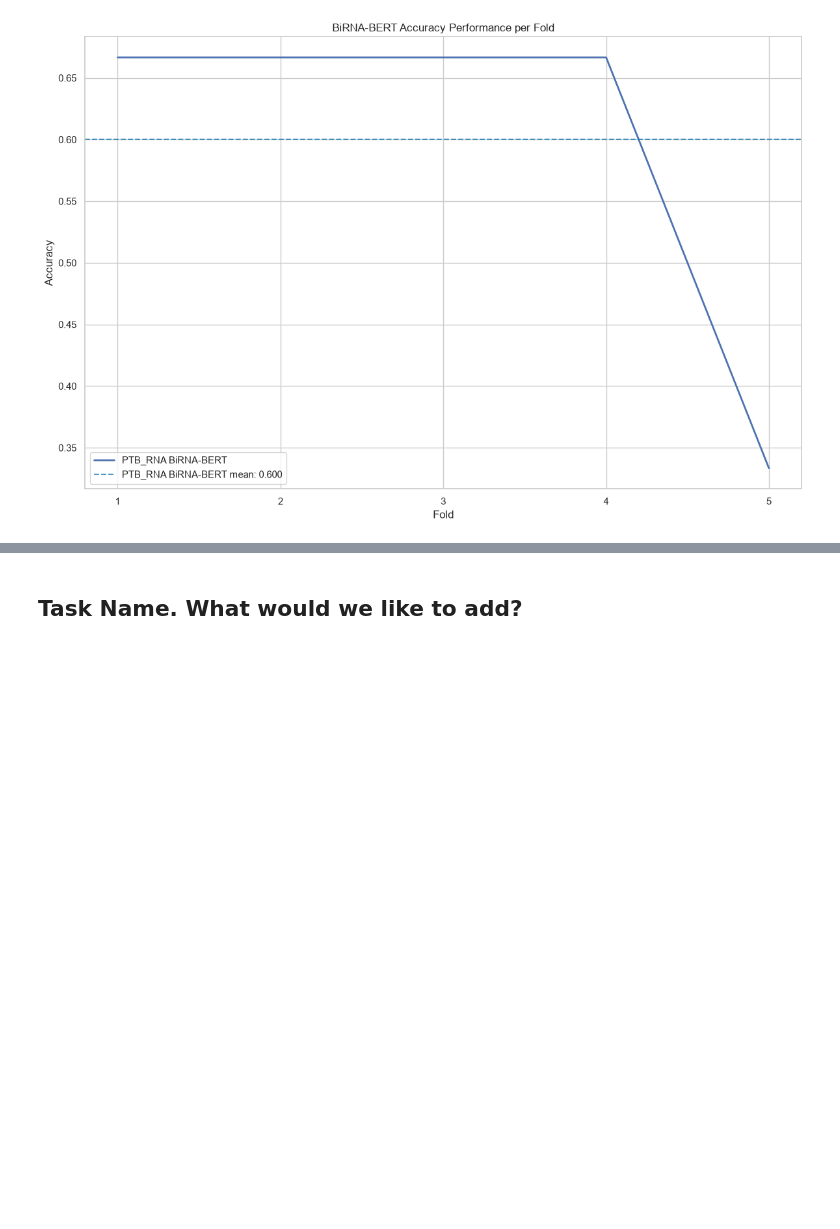
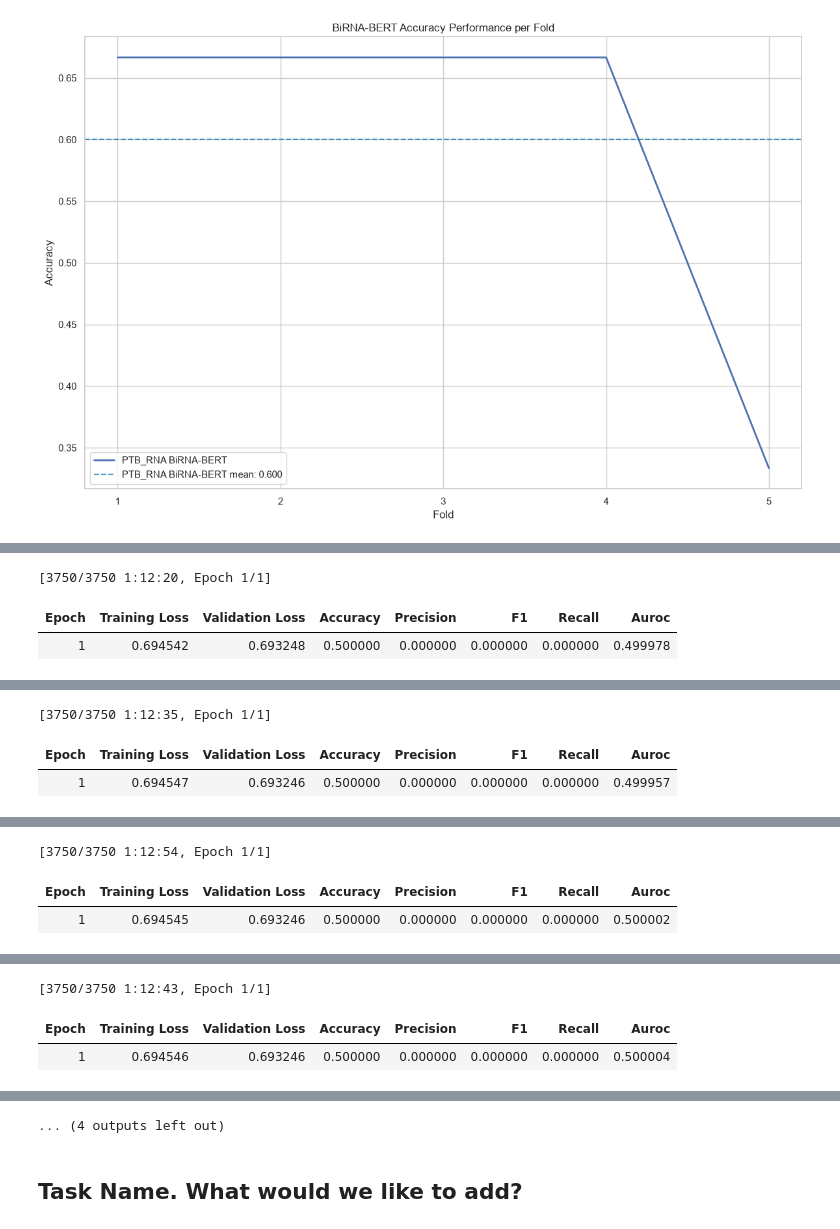
Before and after one commit to distara/Maternal-Disease-Variant-Model, a Jupyter notebook: Maternal Variant Jupyter Notebook.ipynb, the cells around one changed output, grey strips where cells are left out. Cells and saved outputs as stored; diff of their text form; code cells hidden in the pictures; blank space fills up the shorter version.

```diff
--- a/Maternal Variant Jupyter Notebook.ipynb
+++ b/Maternal Variant Jupyter Notebook.ipynb
@@ -626,0 +644,7 @@ plt.show()
+# %%
+Y_rna_subset = Y_rna[X_rna_subset.index]
+
+X_rna_subset.reset_index(drop=True, inplace=True)
+Y_rna_subset.reset_index(drop=True, inplace=True)
+print(f"Number of samples in the subset: {len(X_rna_subset)}\nPhenotype distribution in the subset:\n{Y_rna_subset.value_counts()}")
+print(f"\nOriginal test distribution: \n{Y_rna.value_counts()}")
@@ -626,0 +662,10 @@ plt.show()
+# %%
+# resetting cross_validation for the subset
+cross_validation = pd.DataFrame(columns=['Model', 'Dataset', 'Fold', 'Accuracy', 'Precision', 'Recall', 'Macro F1', 'AUROC', 'Features'])
+
+validation(X_rna_subset, Y_rna_subset,'PTB_RNA_Subset', seed, validate_BiRNA_model, 'BiRNA-BERT', 0.2, RNASequenceClass, model)
+cross_validation
+# %% [output]
+[3750/3750 1:12:20, Epoch 1/1]
+| Epoch | Training Loss | Validation Loss | Accuracy | Precision | F1 | Recall | Auroc |
+| 1 | 0.694542 | 0.693248 | 0.500000 | 0.000000 | 0.000000 | 0.000000 | 0.499978 |
@@ -626,0 +673,3 @@ plt.show()
+[3750/3750 1:12:35, Epoch 1/1]
+| Epoch | Training Loss | Validation Loss | Accuracy | Precision | F1 | Recall | Auroc |
+| 1 | 0.694547 | 0.693246 | 0.500000 | 0.000000 | 0.000000 | 0.000000 | 0.499957 |
@@ -626,0 +677,3 @@ plt.show()
+[3750/3750 1:12:54, Epoch 1/1]
+| Epoch | Training Loss | Validation Loss | Accuracy | Precision | F1 | Recall | Auroc |
+| 1 | 0.694545 | 0.693246 | 0.500000 | 0.000000 | 0.000000 | 0.000000 | 0.500002 |
@@ -626,0 +681,3 @@ plt.show()
+[3750/3750 1:12:43, Epoch 1/1]
+| Epoch | Training Loss | Validation Loss | Accuracy | Precision | F1 | Recall | Auroc |
+| 1 | 0.694546 | 0.693246 | 0.500000 | 0.000000 | 0.000000 | 0.000000 | 0.500004 |
@@ -627,3 +685,4 @@ plt.show()
+... (4 outputs left out)
 # %% [markdown]
 ## Task Name. What would we like to add?
 # %% [markdown]
```
Also changed, not shown: parts of 4 cells of this notebook.
